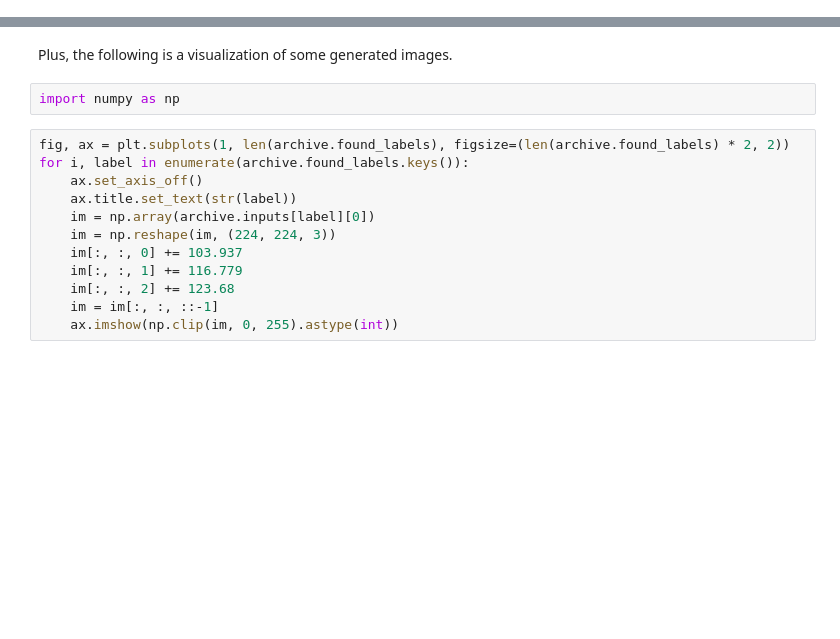
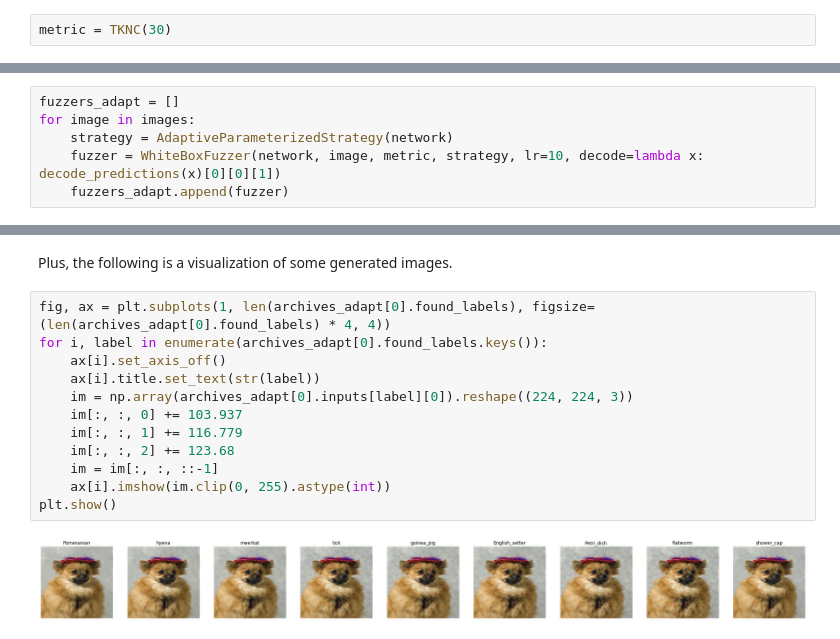
Before and after one commit to kupl/adapt, a Jupyter notebook: tutorial/test_vgg19.ipynb, the cells around one changed output, grey strips where cells are left out. Saved outputs shown, nothing was run; the diff lists cells and outputs as text; blank space fills up the shorter version.

```diff
--- a/tutorial/test_vgg19.ipynb
+++ b/tutorial/test_vgg19.ipynb
@@ -57,3 +79,5 @@ metric = NC(0.5)
+# %%
+metric = TKNC(30)
 # %% [markdown]
 Create an adaptive and parameterized neuron selection strategy introduced in the following paper:
 
@@ -60,0 +91,6 @@ Create an adaptive and parameterized neuron selection strategy introduced in the
+# %%
+fuzzers_adapt = []
+for image in images:
+    strategy = AdaptiveParameterizedStrategy(network)
+    fuzzer = WhiteBoxFuzzer(network, image, metric, strategy, lr=10, decode=lambda x: decode_predictions(x)[0][0][1])
+    fuzzers_adapt.append(fuzzer)
@@ -87,16 +186,16 @@ plt.plot(t, cov)
 # %% [markdown]
 Plus, the following is a visualization of some generated images.
-# %%
-import numpy as np
 # %%
-fig, ax = plt.subplots(1, len(archive.found_labels), figsize=(len(archive.found_labels) * 2, 2))
-for i, label in enumerate(archive.found_labels.keys()):
-    ax.set_axis_off()
-    ax.title.set_text(str(label))
-    im = np.array(archive.inputs[label][0])
-    im = np.reshape(im, (224, 224, 3))
+fig, ax = plt.subplots(1, len(archives_adapt[0].found_labels), figsize=(len(archives_adapt[0].found_labels) * 4, 4))
+for i, label in enumerate(archives_adapt[0].found_labels.keys()):
+    ax[i].set_axis_off()
+    ax[i].title.set_text(str(label))
+    im = np.array(archives_adapt[0].inputs[label][0]).reshape((224, 224, 3))
     im[:, :, 0] += 103.937
     im[:, :, 1] += 116.779
     im[:, :, 2] += 123.68
     im = im[:, :, ::-1]
-    ax.imshow(np.clip(im, 0, 255).astype(int))
+    ax[i].imshow(im.clip(0, 255).astype(int))
+plt.show()
+# %% [output]
+[figure, added]
```
Also changed, not shown: parts of 33 cells of this notebook.
